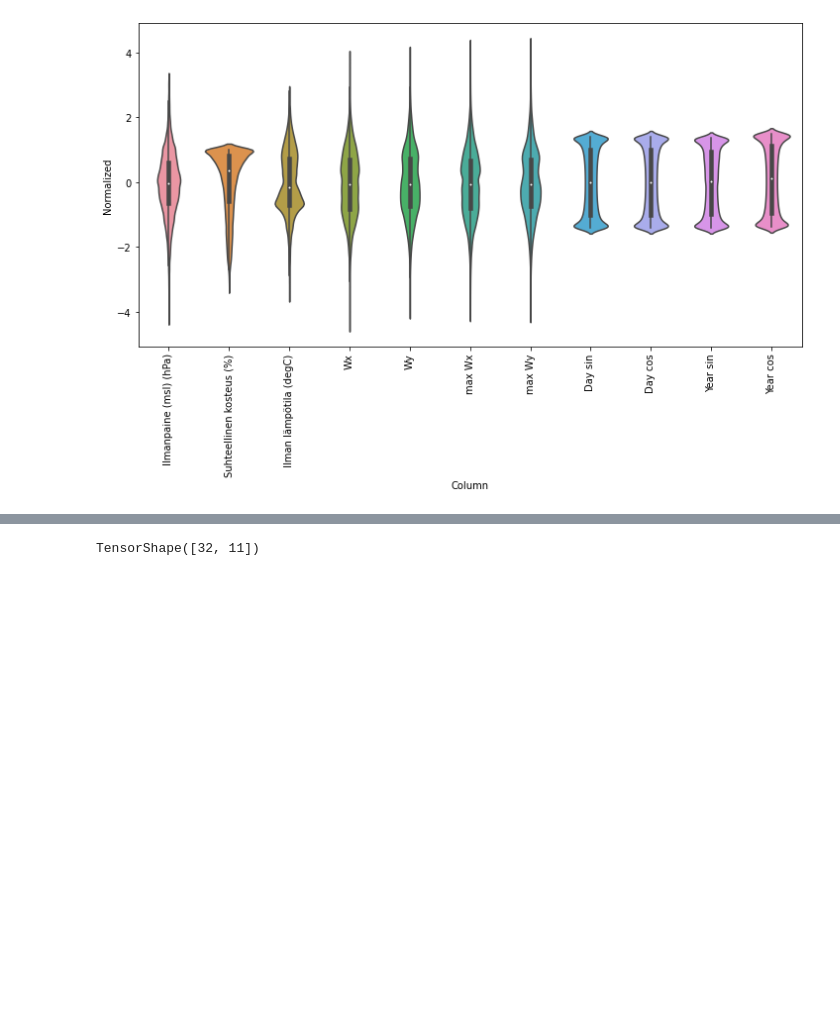
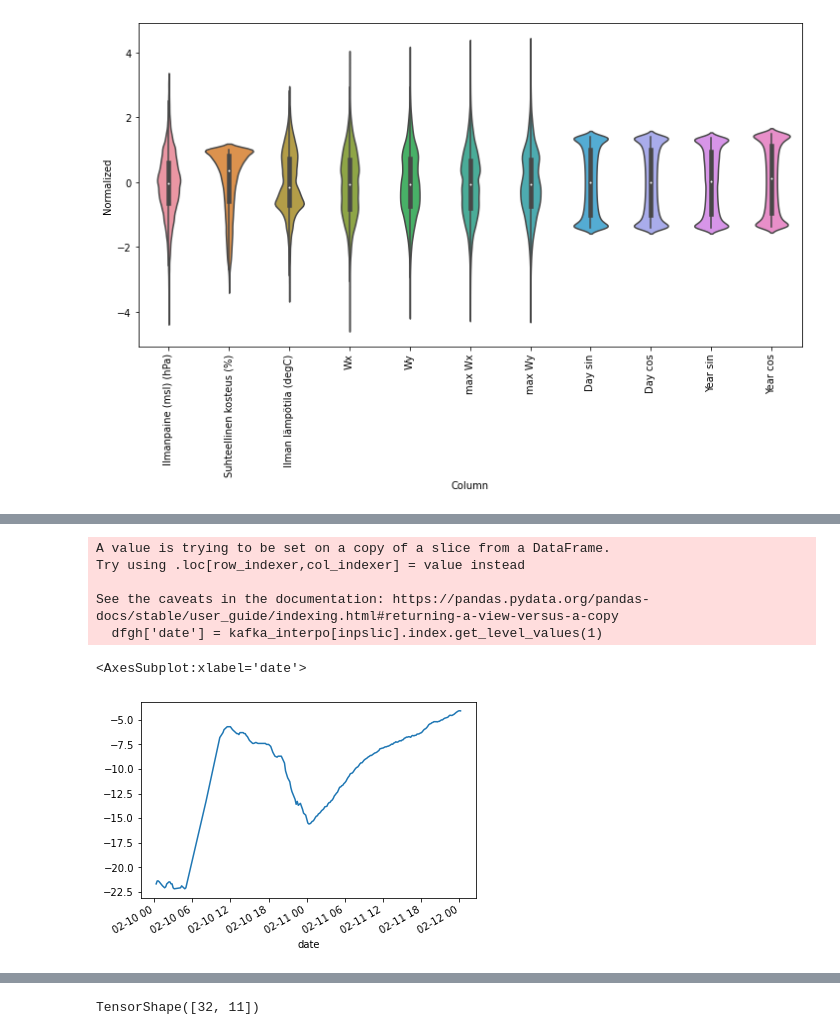
Before and after one commit to ssaily/tms-demo, a Jupyter notebook: machinelearning/multi-step-models.ipynb, the cells around one changed output, grey strips where cells are left out. Saved outputs shown, nothing was run; the diff lists cells and outputs as text; code cells hidden in the pictures; blank space fills up the shorter version.

```diff
--- a/machinelearning/multi-step-models.ipynb
+++ b/machinelearning/multi-step-models.ipynb
@@ -555,0 +572,6 @@ KeyboardInterrupt:
+# %%
+kafka_interpo.columns = train_df.columns
+# %%
+# Normalize
+kafka_norm = (kafka_interpo - train_mean) / train_std
+kafka_norm.shape
@@ -555,0 +601,37 @@ KeyboardInterrupt:
+# %%
+inpslic = slice(-6*24,None)
+inputdf = kafka_norm[inpslic]
+data = np.array(inputdf, dtype=np.float32)
+input = tf.keras.preprocessing.timeseries_dataset_from_array(
+      data=data,
+      targets=None,
+      sequence_length=len(inputdf),
+      sequence_stride=1,
+      shuffle=True,
+      batch_size=32,)
+y = multi_lstm_model.predict(input);
+#y = repeat_baseline.predict(input);
+
+result = pd.DataFrame(y[0,:], columns=train_df.columns)
+#result.columns = train_df.columns
+result = train_std * result + train_mean
+result['date'] = inputdf.index.get_level_values(1) + pd.Timedelta('1 day')
+result = result.set_index('date')
+
+dfgh = pd.DataFrame(columns=train_df.columns)
+dfgh = kafka_interpo[inpslic]
+dfgh['date'] = kafka_interpo[inpslic].index.get_level_values(1)
+
+dfgh = dfgh.set_index('date')
+all = result.append(dfgh)
+# %% [output]
+A value is trying to be set on a copy of a slice from a DataFrame.
+Try using .loc[row_indexer,col_indexer] = value instead
+
+See the caveats in the documentation: https://pandas.pydata.org/pandas-docs/stable/user_guide/indexing.html#returning-a-view-versus-a-copy
+  dfgh['date'] = kafka_interpo[inpslic].index.get_level_values(1)
+# %%
+all['Ilman lämpötila (degC)'].plot()
+# %% [output]
+<AxesSubplot:xlabel='date'>
+[figure, added]
```
Also changed, not shown: parts of 27 cells of this notebook.
